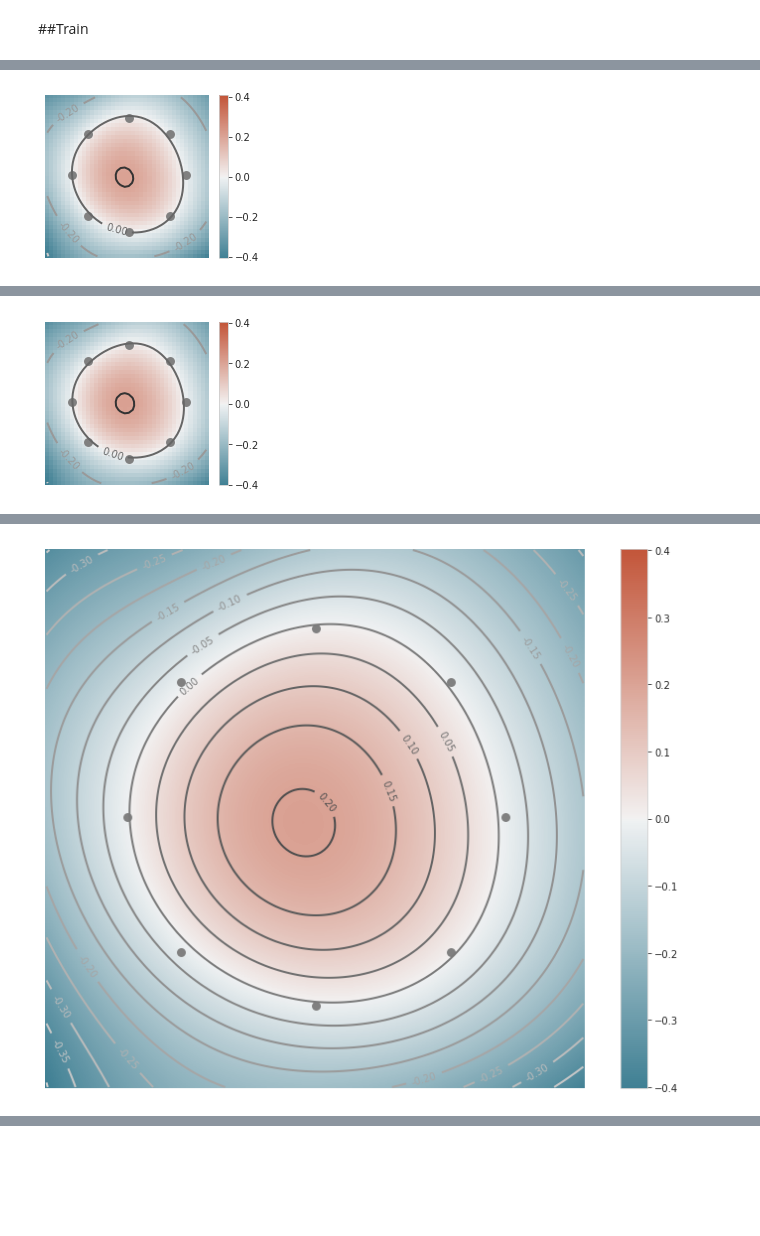
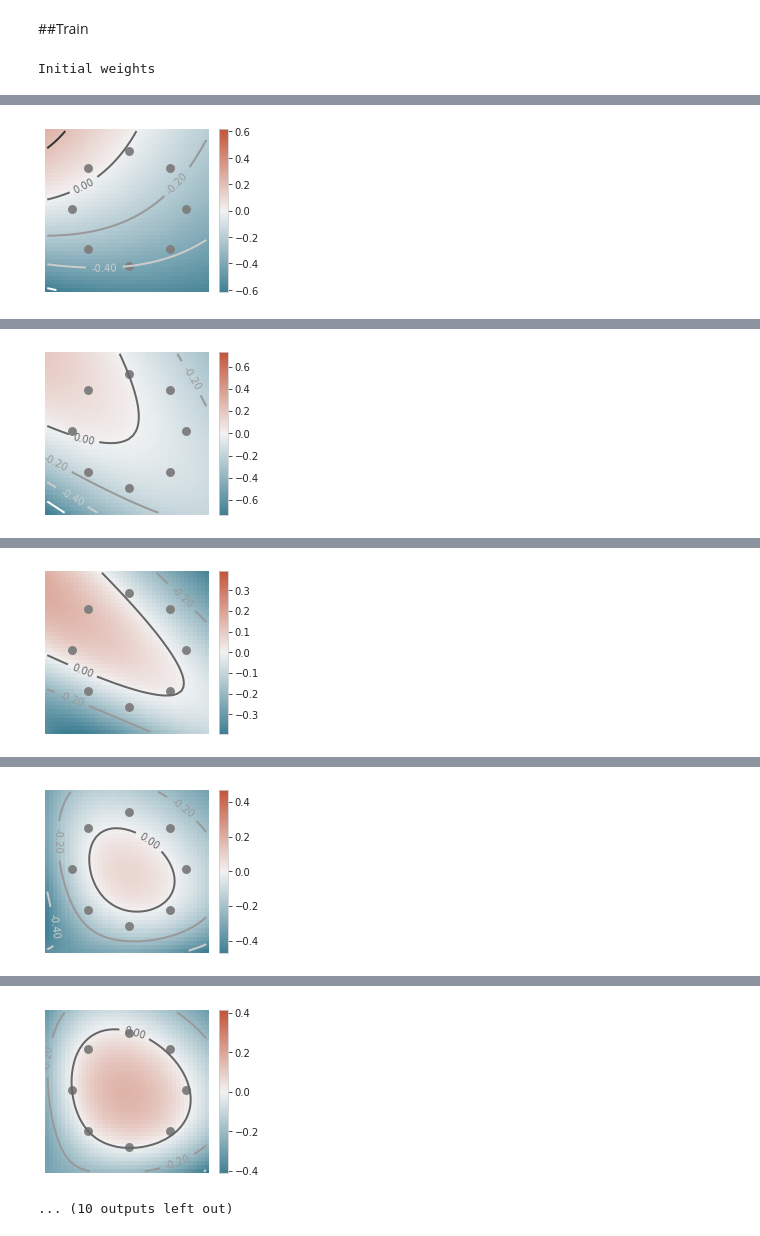
Before and after one commit to Egoago/Onlab, a Jupyter notebook: Önlab.ipynb, the cells around one changed output, grey strips where cells are left out. Cells and saved outputs as stored; diff of their text form; code cells hidden in the pictures; blank space fills up the shorter version.

```diff
--- a/Önlab.ipynb
+++ b/Önlab.ipynb
@@ -224,7 +200,10 @@ class PlotCallback(Callback):
 # %%
-epochs = 2
-history = model.fit(trainGen,
+epochs = 10
+trainPointNum = 30000
+batchSize = 4
+history = model.fit(DataGenerator(trainPointNum, batchSize, points),
                     verbose = 1,
                     callbacks = [PlotCallback(model,1)],
                     epochs = epochs)
 # %% [output]
+Initial weights
@@ -234 +213 @@ Epoch 1/2
-[figure, old version]
+[figure, new version]
@@ -237 +216 @@ Epoch 2/2
-[figure, old version]
+[figure, new version]
@@ -238 +219 @@ Epoch 2/2
-[figure, old version]
+[figure, new version]
@@ -238,0 +222 @@ Epoch 2/2
+[figure, added]
@@ -238,0 +225,2 @@ Epoch 2/2
+[figure, added]
+... (10 outputs left out)
```
Also changed, not shown: parts of 8 cells of this notebook.
